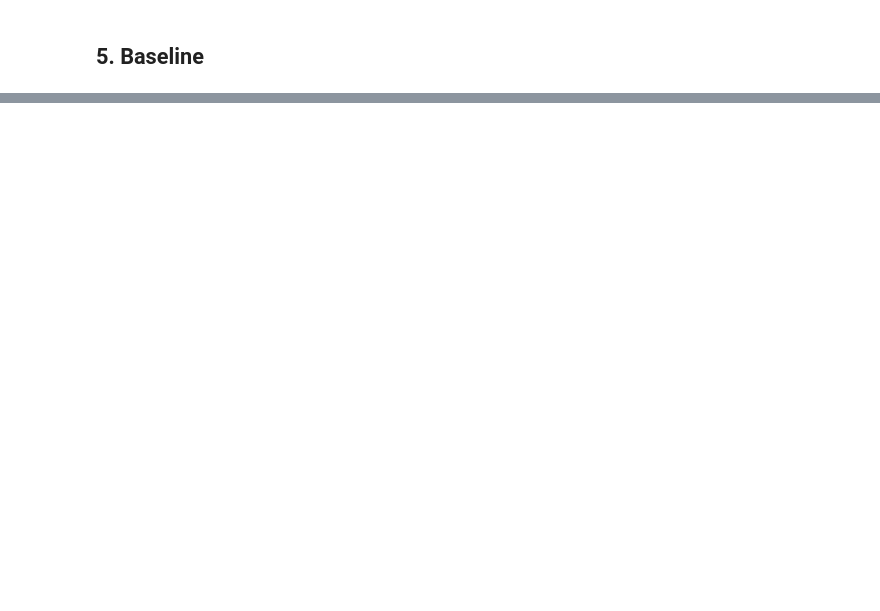
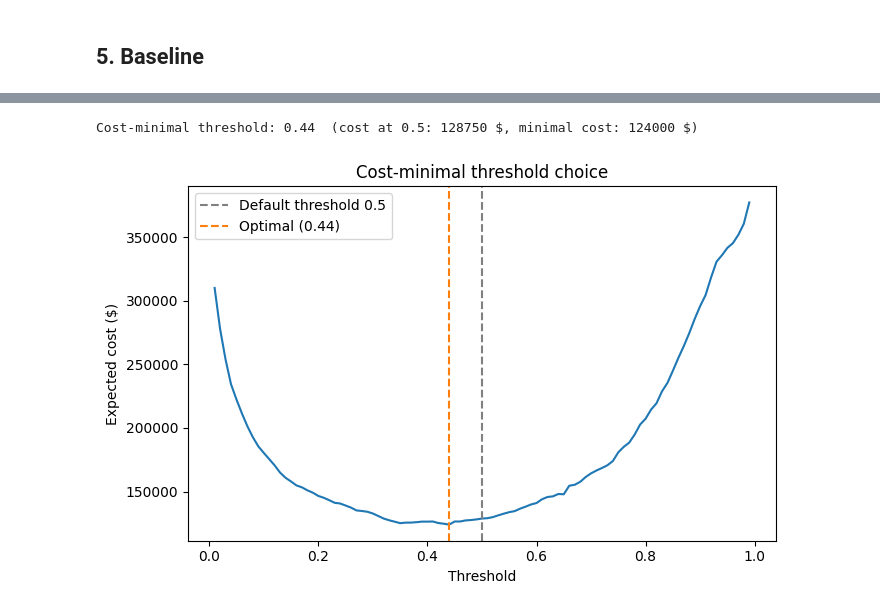
Before and after one commit to TimonLudwig1/Practice-Lab, a Jupyter notebook: xtAI_Learn-Repository/modules/04-machine-learning-1/projects/03-final/solution/solution.ipynb, the cells around one changed output, grey strips where cells are left out. Saved outputs shown, nothing was run; the diff lists cells and outputs as text; code cells hidden in the pictures; blank space fills up the shorter version.

```diff
--- a/xtAI_Learn-Repository/modules/04-machine-learning-1/projects/03-final/solution/solution.ipynb
+++ b/xtAI_Learn-Repository/modules/04-machine-learning-1/projects/03-final/solution/solution.ipynb
@@ -13,8 +13,8 @@ import pandas as pd
 import matplotlib.pyplot as plt
 from sklearn.datasets import fetch_openml
 
-daten = fetch_openml(name="adult", version=2, as_frame=True)
-df = daten.frame
+data = fetch_openml(name="adult", version=2, as_frame=True)
+df = data.frame
 
 print(df.shape)
 print(df.isna().sum()[df.isna().sum() > 0])
@@ -323,0 +168,16 @@ hier zusaetzlich ≠ Fairness).
+# %%
+from sklearn.metrics import (classification_report, PrecisionRecallDisplay,
+                             average_precision_score, confusion_matrix, ConfusionMatrixDisplay)
+
+best_model = search.best_estimator_
+y_proba = best_model.predict_proba(X_test)[:, 1]
+y_pred_05 = (y_proba >= 0.5).astype(int)
+
+print(classification_report(y_test, y_pred_05, target_names=["<=50K", ">50K"]))
+print(f"Test PR-AUC: {average_precision_score(y_test, y_proba):.4f}")
+
+fig, axes = plt.subplots(1, 2, figsize=(11, 4.5))
+ConfusionMatrixDisplay.from_predictions(y_test, y_pred_05, display_labels=["<=50K", ">50K"], ax=axes[0])
+PrecisionRecallDisplay.from_predictions(y_test, y_proba, ax=axes[1])
+plt.tight_layout()
+plt.show()
@@ -323,0 +208,27 @@ hier zusaetzlich ≠ Fairness).
+# %%
+thresholds = np.linspace(0.01, 0.99, 99)
+cost_fp, cost_fn = 50, 200
+
+y_test_np = y_test.to_numpy()
+costs = []
+for t in thresholds:
+    y_pred_t = (y_proba >= t).astype(int)
+    fp = ((y_pred_t == 1) & (y_test_np == 0)).sum()
+    fn = ((y_pred_t == 0) & (y_test_np == 1)).sum()
+    costs.append(cost_fp * fp + cost_fn * fn)
+
+best_threshold = thresholds[np.argmin(costs)]
+print(f"Cost-minimal threshold: {best_threshold:.2f}  (cost at 0.5: {costs[49]:.0f} $, "
+      f"minimal cost: {min(costs):.0f} $)")
+
+plt.figure(figsize=(7, 4.5))
+plt.plot(thresholds, costs)
+plt.axvline(0.5, color="gray", linestyle="--", label="Default threshold 0.5")
+plt.axvline(best_threshold, color="C1", linestyle="--", label=f"Optimal ({best_threshold:.2f})")
+plt.xlabel("Threshold"); plt.ylabel("Expected cost ($)")
+plt.legend(); plt.title("Cost-minimal threshold choice")
+plt.tight_layout()
+plt.show()
+# %% [output]
+Cost-minimal threshold: 0.44  (cost at 0.5: 128750 $, minimal cost: 124000 $)
+[figure, added]
```
Also changed, not shown: parts of 46 cells of this notebook, 3 other files.
